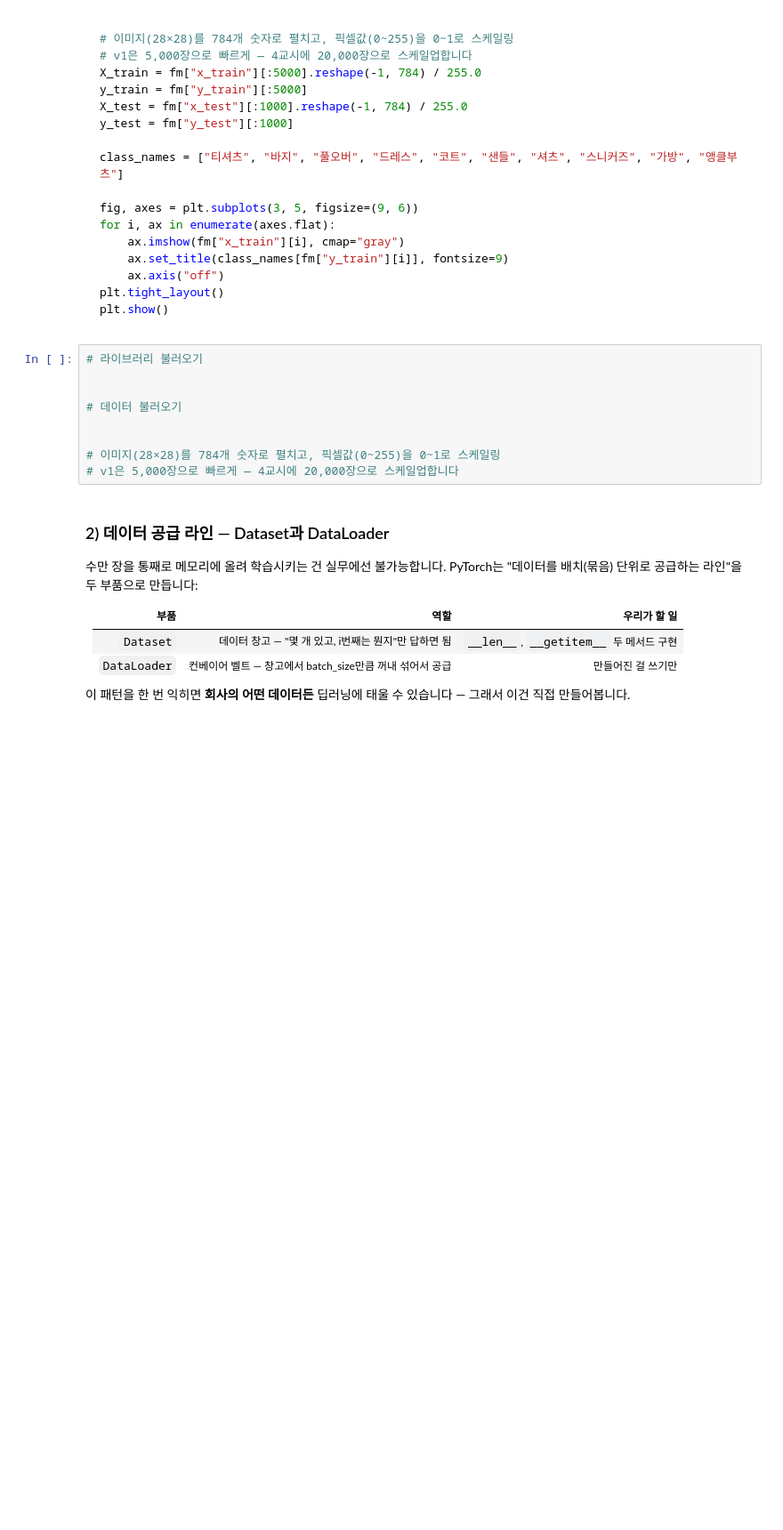
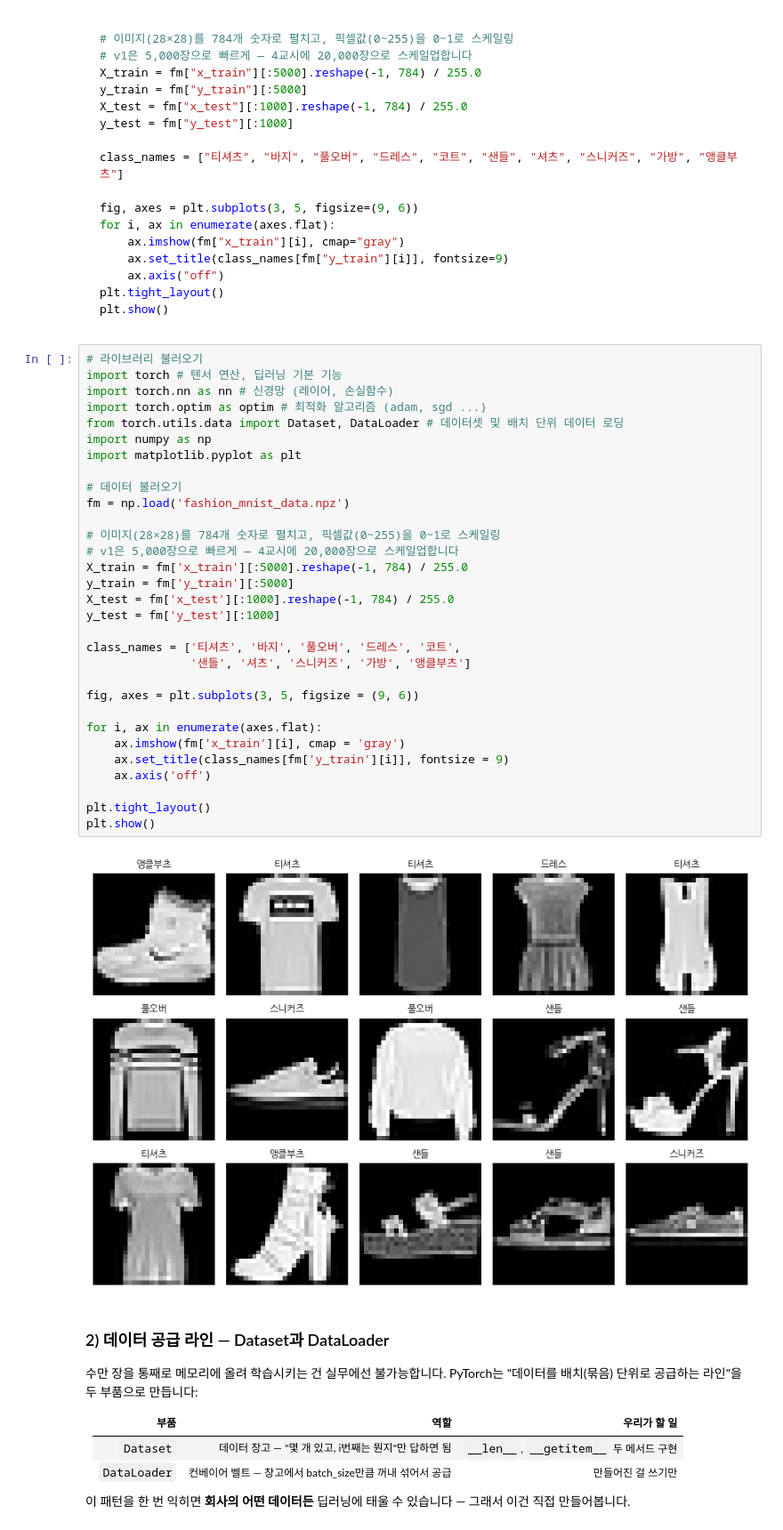
Before and after one commit to qnrPwjd/EST_AI_Challengers_Code, a Jupyter notebook: Week3(AI_Modeling)/CH15_딥러닝_pytorch.ipynb, the cells around one changed output. Shown at 89% size. Saved outputs shown, nothing was run; the diff lists cells and outputs as text; folded sections open; blank space fills up the shorter version.

```diff
--- a/Week3(AI_Modeling)/CH15_딥러닝_pytorch.ipynb
+++ b/Week3(AI_Modeling)/CH15_딥러닝_pytorch.ipynb
@@ -339,13 +382,37 @@ plt.show()
 </details>
 # %%
 # 라이브러리 불러오기
-
+import torch # 텐서 연산, 딥러닝 기본 기능
+import torch.nn as nn # 신경망 (레이어, 손실함수)
+import torch.optim as optim # 최적화 알고리즘 (adam, sgd ...)
+from torch.utils.data import Dataset, DataLoader # 데이터셋 및 배치 단위 데이터 로딩
+import numpy as np
+import matplotlib.pyplot as plt
 
 # 데이터 불러오기
-
+fm = np.load('fashion_mnist_data.npz')
 
 # 이미지(28×28)를 784개 숫자로 펼치고, 픽셀값(0~255)을 0~1로 스케일링
 # v1은 5,000장으로 빠르게 — 4교시에 20,000장으로 스케일업합니다
+X_train = fm['x_train'][:5000].reshape(-1, 784) / 255.0
+y_train = fm['y_train'][:5000]
+X_test = fm['x_test'][:1000].reshape(-1, 784) / 255.0
+y_test = fm['y_test'][:1000]
+
+class_names = ['티셔츠', '바지', '풀오버', '드레스', '코트',
+               '샌들', '셔츠', '스니커즈', '가방', '앵클부츠']
+
+fig, axes = plt.subplots(3, 5, figsize = (9, 6))
+
+for i, ax in enumerate(axes.flat):
+    ax.imshow(fm['x_train'][i], cmap = 'gray')
+    ax.set_title(class_names[fm['y_train'][i]], fontsize = 9)
+    ax.axis('off')
+
+plt.tight_layout()
+plt.show()
+# %% [output]
+[figure, added]
 # %% [markdown]
 ### 2) 데이터 공급 라인 — Dataset과 DataLoader
 
```
Also changed, not shown: parts of 24 cells of this notebook.
